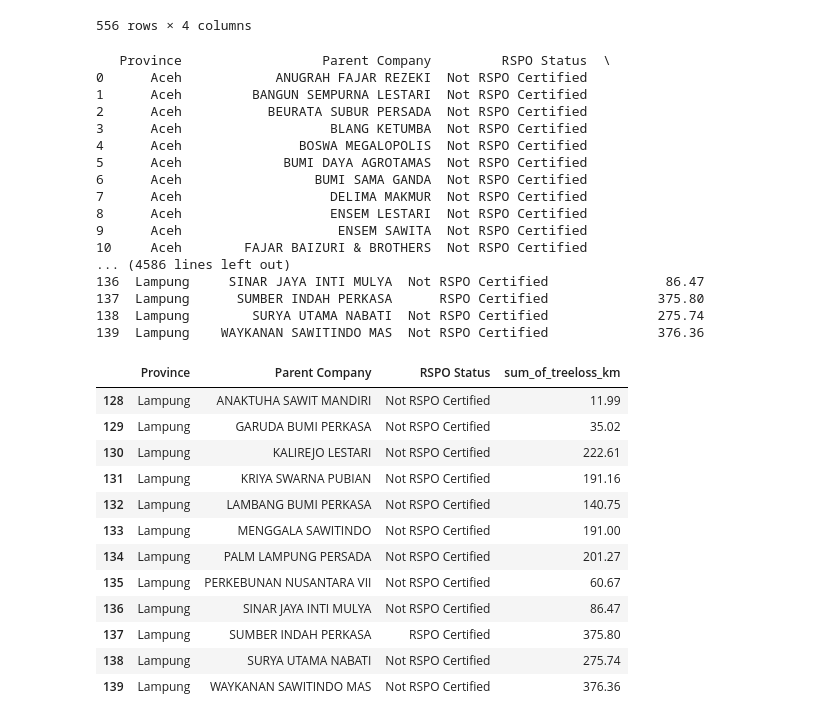
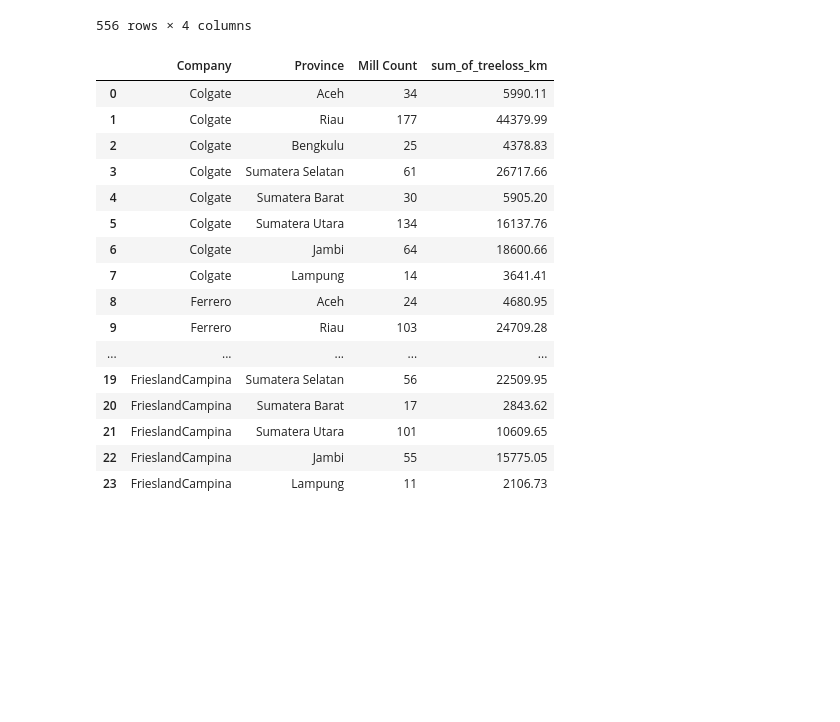
Before and after one commit to janinevillegas/PalmWatch, a Jupyter notebook: Companies_Indonesia/Companies_Indonesia/companies_Sumatra.ipynb, the cells around one changed output. Saved outputs shown, nothing was run; the diff lists cells and outputs as text; code cells hidden in the pictures; blank space fills up the shorter version.

Commit message:
Creating dataframe with company information in Sumatra.

```diff
--- a/Companies_Indonesia/Companies_Indonesia/companies_Sumatra.ipynb
+++ b/Companies_Indonesia/Companies_Indonesia/companies_Sumatra.ipynb
@@ -156,45 +179,42 @@ def mill_quantity(company_list):
 # %%
 # Dictionary with mill information
-mill_info = {}
+mill_info = pd.DataFrame()
 
 # Iterate through the company dataframes and provinces
 for company in companies:
   for p in provinces:
 
     # Temporary df with information of a specific province
     specific_company = companies[company]
     temp = specific_company[specific_company["Province"] == p]
-    print(temp)
+    mill_count = temp["Parent Company"].nunique()
 
-temp
+    # Group by the province and companies and add the sum of treeloss
+    temp = temp.groupby(["Province"])["sum_of_treeloss_km"].sum().reset_index()
+    temp["Mill Count"] = mill_count
+    temp["Company"] = company
+
+    # Save values in a dataframe
+    mill_info = pd.concat([mill_info, temp])
+
+# Reorganize the columns in the dataframe
+mill_info = mill_info[["Company", "Province", "Mill Count", "sum_of_treeloss_km"]].reset_index().drop(columns = ["index"])
+mill_info.head(24)
 # %% [output]
-   Province                  Parent Company         RSPO Status  \
-0      Aceh            ANUGRAH FAJAR REZEKI  Not RSPO Certified
-1      Aceh         BANGUN SEMPURNA LESTARI  Not RSPO Certified
-2      Aceh           BEURATA SUBUR PERSADA  Not RSPO Certified
-3      Aceh                   BLANG KETUMBA  Not RSPO Certified
-4      Aceh               BOSWA MEGALOPOLIS  Not RSPO Certified
-5      Aceh             BUMI DAYA AGROTAMAS  Not RSPO Certified
-6      Aceh                 BUMI SAMA GANDA  Not RSPO Certified
-7      Aceh                   DELIMA MAKMUR  Not RSPO Certified
-8      Aceh                   ENSEM LESTARI  Not RSPO Certified
-9      Aceh                    ENSEM SAWITA  Not RSPO Certified
-10     Aceh        FAJAR BAIZURI & BROTHERS  Not RSPO Certified
-... (4586 lines left out)
-136  Lampung     SINAR JAYA INTI MULYA  Not RSPO Certified               86.47
-137  Lampung      SUMBER INDAH PERKASA      RSPO Certified              375.80
-138  Lampung        SURYA UTAMA NABATI  Not RSPO Certified              275.74
-139  Lampung    WAYKANAN SAWITINDO MAS  Not RSPO Certified              376.36
-|  | Province | Parent Company | RSPO Status | sum_of_treeloss_km |
-| 128 | Lampung | ANAKTUHA SAWIT MANDIRI | Not RSPO Certified | 11.99 |
-| 129 | Lampung | GARUDA BUMI PERKASA | Not RSPO Certified | 35.02 |
-| 130 | Lampung | KALIREJO LESTARI | Not RSPO Certified | 222.61 |
-| 131 | Lampung | KRIYA SWARNA PUBIAN | Not RSPO Certified | 191.16 |
-| 132 | Lampung | LAMBANG BUMI PERKASA | Not RSPO Certified | 140.75 |
-| 133 | Lampung | MENGGALA SAWITINDO | Not RSPO Certified | 191.00 |
-| 134 | Lampung | PALM LAMPUNG PERSADA | Not RSPO Certified | 201.27 |
-| 135 | Lampung | PERKEBUNAN NUSANTARA VII | Not RSPO Certified | 60.67 |
-| 136 | Lampung | SINAR JAYA INTI MULYA | Not RSPO Certified | 86.47 |
-| 137 | Lampung | SUMBER INDAH PERKASA | RSPO Certified | 375.80 |
-| 138 | Lampung | SURYA UTAMA NABATI | Not RSPO Certified | 275.74 |
-| 139 | Lampung | WAYKANAN SAWITINDO MAS | Not RSPO Certified | 376.36 |
+|  | Company | Province | Mill Count | sum_of_treeloss_km |
+| 0 | Colgate | Aceh | 34 | 5990.11 |
+| 1 | Colgate | Riau | 177 | 44379.99 |
+| 2 | Colgate | Bengkulu | 25 | 4378.83 |
+| 3 | Colgate | Sumatera Selatan | 61 | 26717.66 |
+| 4 | Colgate | Sumatera Barat | 30 | 5905.20 |
+| 5 | Colgate | Sumatera Utara | 134 | 16137.76 |
+| 6 | Colgate | Jambi | 64 | 18600.66 |
+| 7 | Colgate | Lampung | 14 | 3641.41 |
+| 8 | Ferrero | Aceh | 24 | 4680.95 |
+| 9 | Ferrero | Riau | 103 | 24709.28 |
+| ... | ... | ... | ... | ... |
+| 19 | FrieslandCampina | Sumatera Selatan | 56 | 22509.95 |
+| 20 | FrieslandCampina | Sumatera Barat | 17 | 2843.62 |
+| 21 | FrieslandCampina | Sumatera Utara | 101 | 10609.65 |
+| 22 | FrieslandCampina | Jambi | 55 | 15775.05 |
+| 23 | FrieslandCampina | Lampung | 11 | 2106.73 |
```
Also changed, not shown: parts of 7 cells of this notebook.
